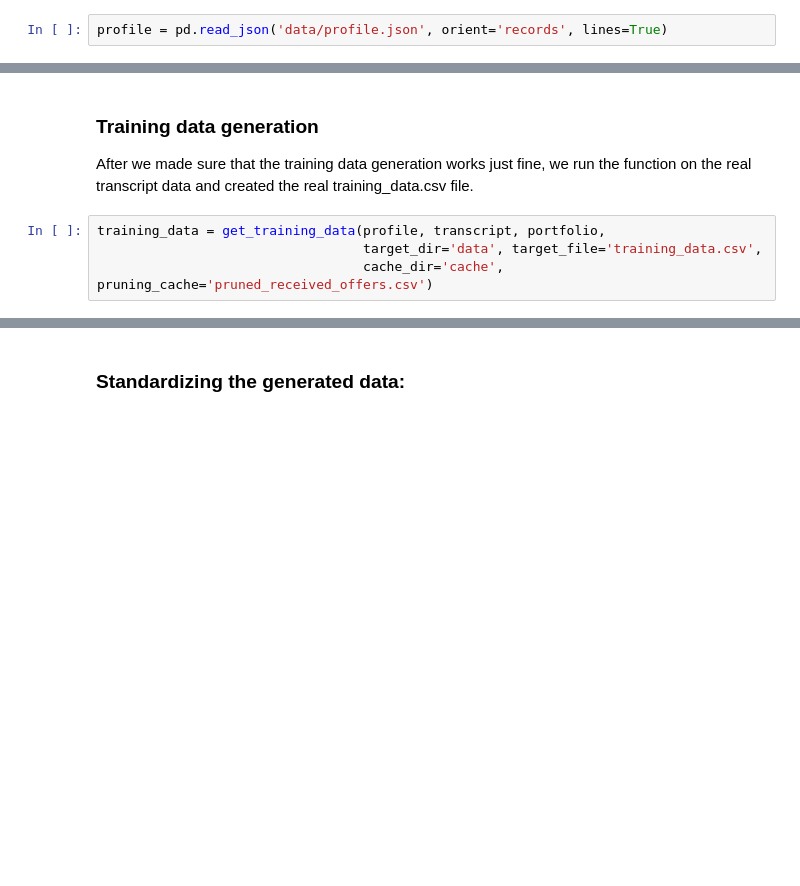
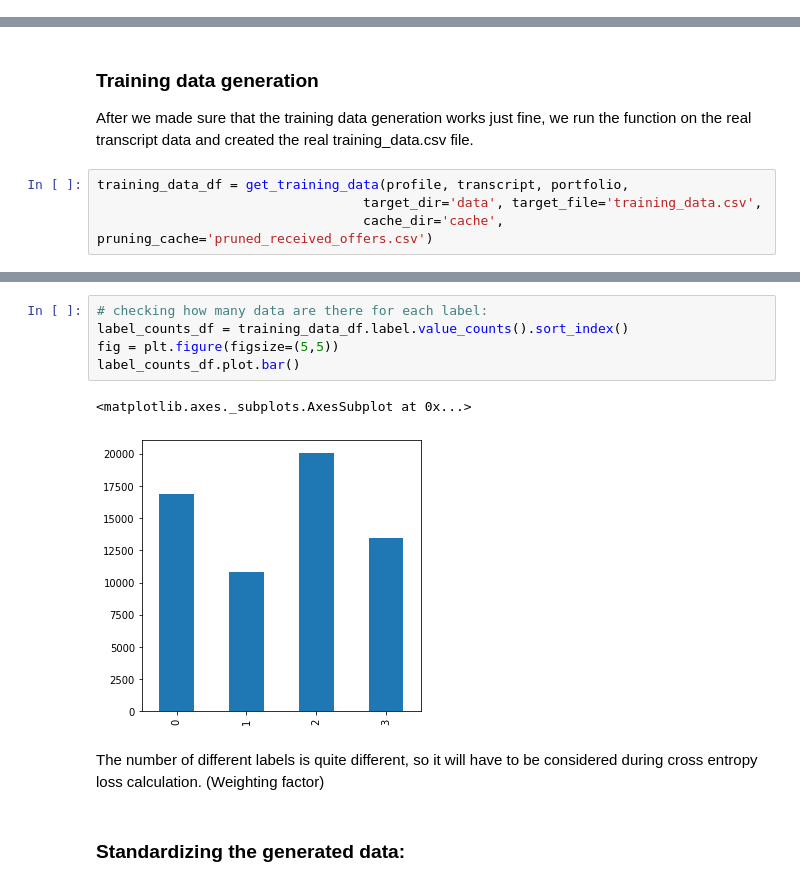
Before and after one commit to ferenctorok/starbucks_capstone_challenge, a Jupyter notebook: feature_engineering.ipynb, the cells around one changed output, grey strips where cells are left out. Saved outputs shown, nothing was run; the diff lists cells and outputs as text; blank space fills up the shorter version.

```diff
--- a/feature_engineering.ipynb
+++ b/feature_engineering.ipynb
@@ -41,8 +40,6 @@ reload(feature_helpers)
 portfolio = pd.read_json('data/portfolio.json', orient='records', lines=True)
 profile = pd.read_json('data/profile.json', orient='records', lines=True)
 transcript = pd.read_json('data/transcript.json', orient='records', lines=True)
-# %%
-profile = pd.read_json('data/profile.json', orient='records', lines=True)
 # %% [markdown]
 ### Converting the lengths of offers into hours
 # %%
@@ -265,7 +263,7 @@ training dataset was saved to data/test_training_data.csv
 
 After we made sure that the training data generation works just fine, we run the function on the real transcript data and created the real training_data.csv file.
 # %%
-training_data = get_training_data(profile, transcript, portfolio,
+training_data_df = get_training_data(profile, transcript, portfolio,
                                   target_dir='data', target_file='training_data.csv',
                                   cache_dir='cache', pruning_cache='pruned_received_offers.csv')
 # %% [output]
@@ -296,6 +294,16 @@ training_data.head()
 | 3 | 0 | 0 | 0 | 1 | 0 | 0 | -0.253576 | 0 | 0 | ... |
 | 4 | 0 | 1 | 0 | 0 | 0.620969 | -0.540695 | -0.865163 | 0 | 0 | ... |
 5 rows × 27 columns
+# %%
+# checking how many data are there for each label:
+label_counts_df = training_data_df.label.value_counts().sort_index()
+fig = plt.figure(figsize=(5,5))
+label_counts_df.plot.bar()
+# %% [output]
+<matplotlib.axes._subplots.AxesSubplot at 0x...>
+[figure, added]
+# %% [markdown]
+The number of different labels is quite different, so it will have to be considered during cross entropy loss calculation. (Weighting factor)
 # %% [markdown]
 ### Standardizing the generated data:
 # %%
```
Also changed, not shown: parts of 11 cells of this notebook, 8 other files.
